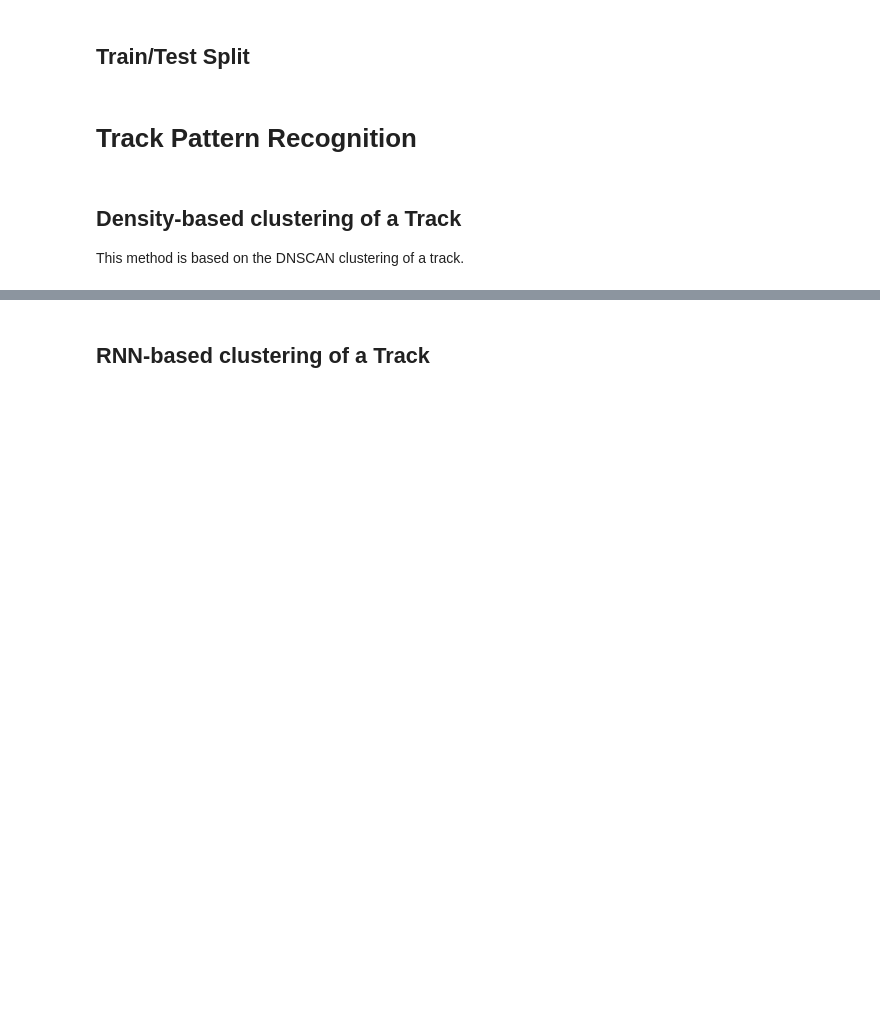
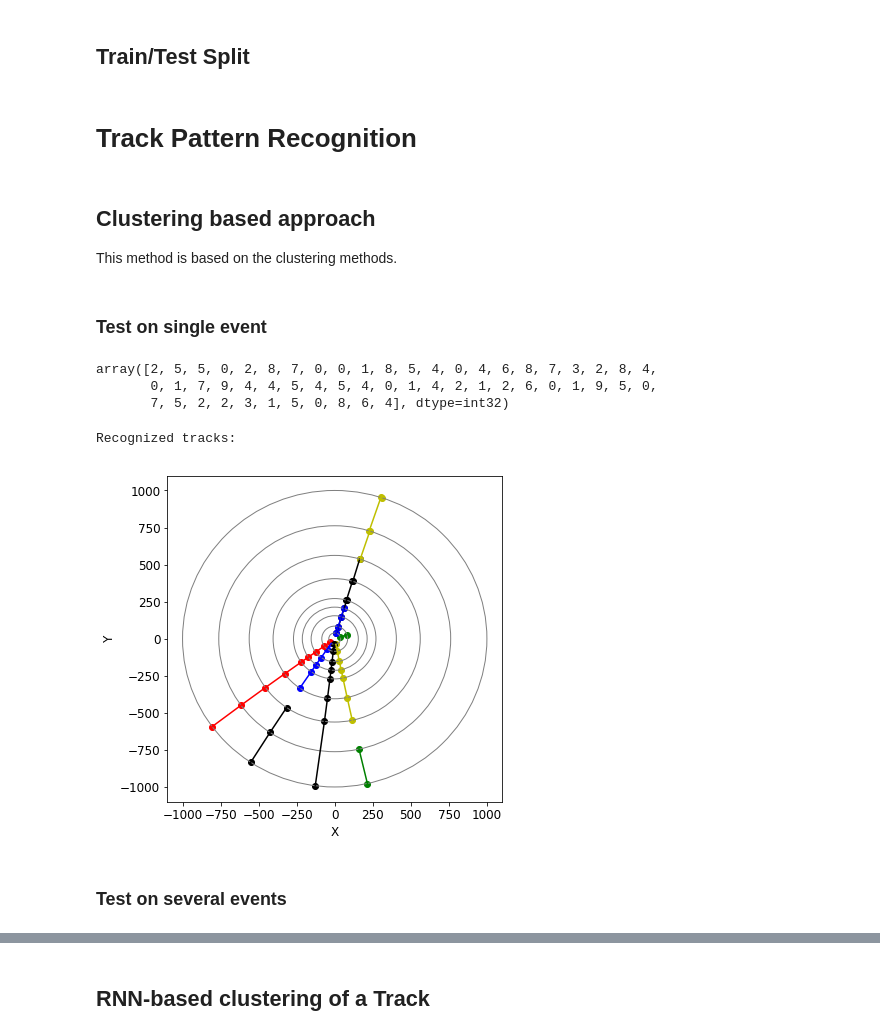
Before and after one commit to hushchyn-mikhail/mlhep, a Jupyter notebook: mlhep2019_tracking/RNN_practice.ipynb, the cells around one changed output, grey strips where cells are left out. Saved outputs shown, nothing was run; the diff lists cells and outputs as text; code cells hidden in the pictures; blank space fills up the shorter version.

```diff
--- a/mlhep2019_tracking/RNN_practice.ipynb
+++ b/mlhep2019_tracking/RNN_practice.ipynb
@@ -173,16 +193,61 @@ X_test, y_test = X[data['event_id'].isin(event_ids_test)], y[data['event_id'].is
 # %% [markdown]
 # Track Pattern Recognition
 # %% [markdown]
-## Density-based clustering of a Track
+## Clustering based approach
 
-This method is based on the DNSCAN clustering of a track.
+This method is based on the clustering methods.
+# %%
+class Clusterer(object):
+
+    def __init__(self, cluster=None):
+
+        self.cluster = cluster
+
+    def get_polar(self, x, y):
+
+        x = numpy.array(x)
+        y = numpy.array(y)
+
+        phi = numpy.arctan2(y, x)
+        r = numpy.sqrt(x**2 + y**2)
+
+        return r, phi
+
+
+    def fit(self, X, y):
+        pass
+
+
+    def predict_single_event(self, X):
+
+        x, y = X[:, 3], X[:, 4]
+        r, phi = self.get_polar(x, y)
+
+        self.cluster.fit(phi.reshape(-1, 1))
+        labels = self.cluster.labels_
+
+        return labels
 # %%
-from clusterer import Clusterer
-from sklearn.cluster import DBSCAN
+from sklearn.cluster import KMeans
 
-ctr = Clusterer(cluster=DBSCAN(eps=0.05, min_samples=1))
-
-ctr.fit(X_train, y_train)
+ctr = Clusterer(cluster=KMeans(n_clusters=10, n_init=1))
+# %% [markdown]
+### Test on single event
+# %%
+y_event_pred = ctr.predict_single_event(X_event)
+y_event_pred
+# %% [output]
+array([2, 5, 5, 0, 2, 8, 7, 0, 0, 1, 8, 5, 4, 0, 4, 6, 8, 7, 3, 2, 8, 4,
+       0, 1, 7, 9, 4, 4, 5, 4, 5, 4, 0, 1, 4, 2, 1, 2, 6, 0, 1, 9, 5, 0,
+       7, 5, 2, 2, 3, 1, 5, 0, 8, 6, 4], dtype=int32)
+# %%
+print("Recognized tracks:")
+plot_event(X_event, y_event_pred)
+# %% [output]
+Recognized tracks:
+[figure, added]
+# %% [markdown]
+### Test on several events
 # %%
 %%time
 from metrics import predictor
```
Also changed, not shown: parts of 54 cells of this notebook.
